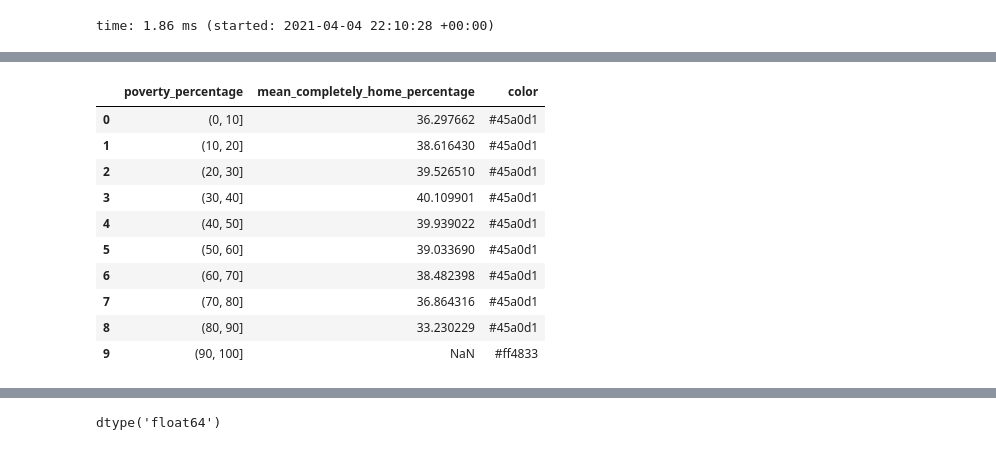
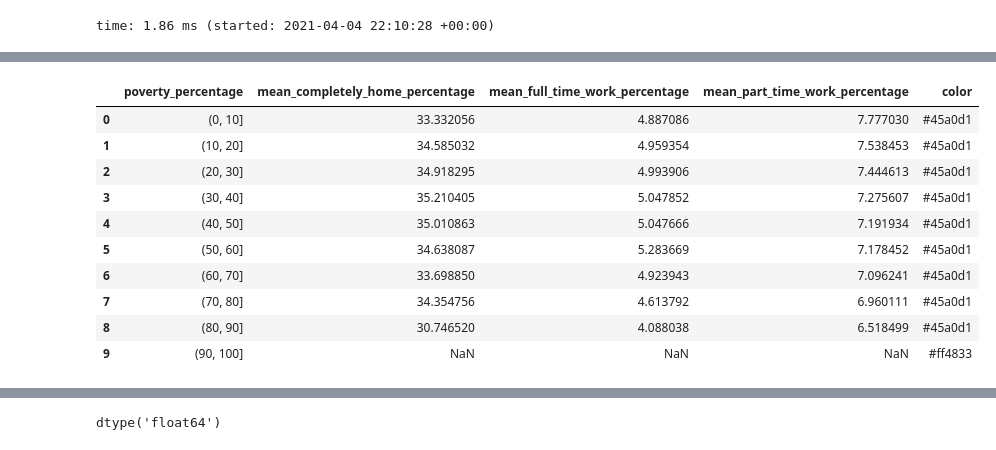
Before and after one commit to chouhandiksha/bigdataproject, a Jupyter notebook: notebooks/analyse_LA_mobility_poverty.ipynb, the cells around one changed output, grey strips where cells are left out. Drawn from its saved outputs; the diff is of its cells as text; code cells hidden in the pictures.

Commit message:
added full time and pass time behavior wrt poverty

```diff
--- a/notebooks/analyse_LA_mobility_poverty.ipynb
+++ b/notebooks/analyse_LA_mobility_poverty.ipynb
@@ -372,3 +424,3 @@ time: 203 ms (started: 2021-04-05 04:44:02 +00:00)
 # %%
-temp = result_df.groupby(pd.cut(result_df['poverty_percentage'].astype(float), np.arange(0,110, 10))).mean().reset_index()
+result_mean_df = result_df.groupby(pd.cut(result_df['poverty_percentage'].astype(float), np.arange(0,110, 10))).mean().reset_index()
 # %% [output]
@@ -376,3 +428,3 @@ time: 47.7 ms (started: 2021-04-05 04:44:06 +00:00)
 # %%
-temp['poverty_percentage'] = temp['poverty_percentage'].astype(str)
+result_mean_df['poverty_percentage'] = result_mean_df['poverty_percentage'].astype(str)
 # %% [output]
@@ -380,15 +432,15 @@ time: 8.3 ms (started: 2021-04-05 04:44:08 +00:00)
 # %%
-temp['color'] = ['#45a0d1' if x>30 else '#ff4833' for x in temp['mean_completely_home_percentage']]
-temp
+result_mean_df['color'] = ['#45a0d1' if x>30 else '#ff4833' for x in temp['mean_completely_home_percentage']]
+result_mean_df
 # %% [output]
-|  | poverty_percentage | mean_completely_home_percentage | color |
-| 0 | (0, 10] | 36.297662 | #45a0d1 |
-| 1 | (10, 20] | 38.616430 | #45a0d1 |
-| 2 | (20, 30] | 39.526510 | #45a0d1 |
-| 3 | (30, 40] | 40.109901 | #45a0d1 |
-| 4 | (40, 50] | 39.939022 | #45a0d1 |
-| 5 | (50, 60] | 39.033690 | #45a0d1 |
-| 6 | (60, 70] | 38.482398 | #45a0d1 |
-| 7 | (70, 80] | 36.864316 | #45a0d1 |
-| 8 | (80, 90] | 33.230229 | #45a0d1 |
-| 9 | (90, 100] | NaN | #ff4833 |
+|  | poverty_percentage | mean_completely_home_percentage | mean_full_time_work_percentage | mean_part_time_work_percentage | color |
+| 0 | (0, 10] | 33.332056 | 4.887086 | 7.777030 | #45a0d1 |
+| 1 | (10, 20] | 34.585032 | 4.959354 | 7.538453 | #45a0d1 |
+| 2 | (20, 30] | 34.918295 | 4.993906 | 7.444613 | #45a0d1 |
+| 3 | (30, 40] | 35.210405 | 5.047852 | 7.275607 | #45a0d1 |
+| 4 | (40, 50] | 35.010863 | 5.047666 | 7.191934 | #45a0d1 |
+| 5 | (50, 60] | 34.638087 | 5.283669 | 7.178452 | #45a0d1 |
+| 6 | (60, 70] | 33.698850 | 4.923943 | 7.096241 | #45a0d1 |
+| 7 | (70, 80] | 34.354756 | 4.613792 | 6.960111 | #45a0d1 |
+| 8 | (80, 90] | 30.746520 | 4.088038 | 6.518499 | #45a0d1 |
+| 9 | (90, 100] | NaN | NaN | NaN | #ff4833 |
```
Also changed, not shown: parts of 33 cells of this notebook.
